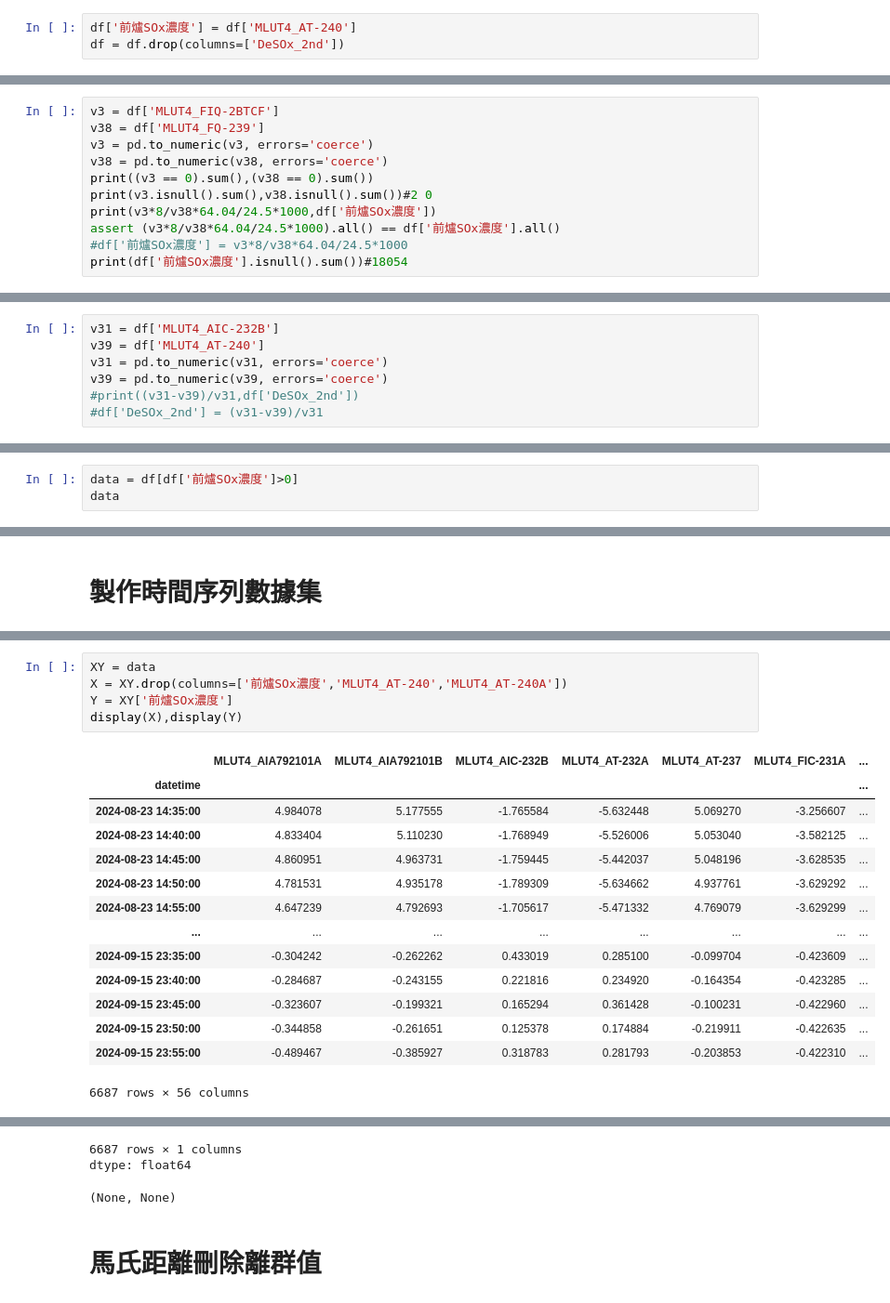
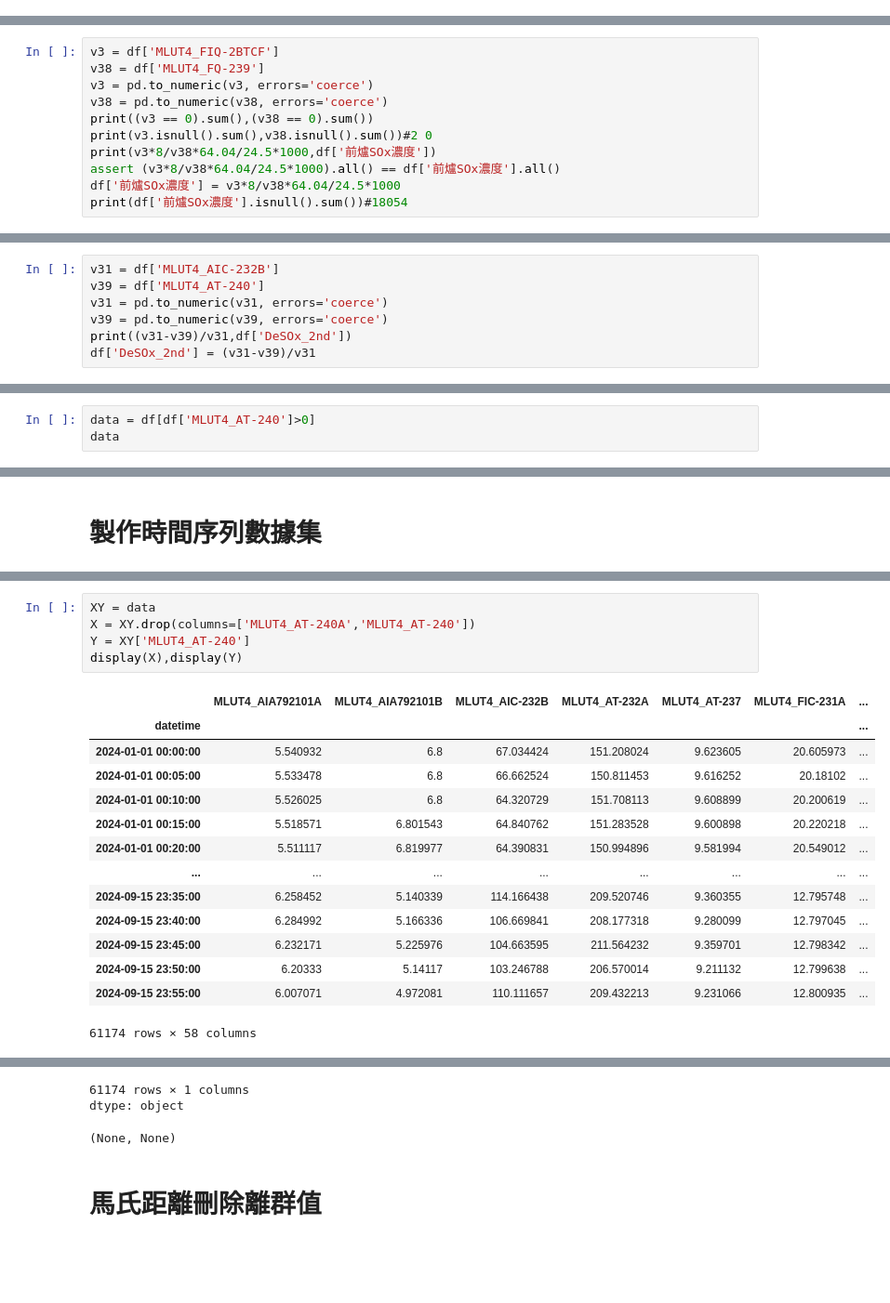
Before and after one commit to skywalker0803r/CFB, a Jupyter notebook: 特徵篩選Y3_緊急修正.ipynb, the cells around one changed output, grey strips where cells are left out. Shown at 93% size. Saved outputs shown, nothing was run; the diff lists cells and outputs as text; blank space fills up the shorter version.

```diff
--- a/特徵篩選Y3_緊急修正.ipynb
+++ b/特徵篩選Y3_緊急修正.ipynb
@@ -55,6 +55,3 @@ Drive already mounted at /content/drive; to attempt to forcibly remount, call dr
 | 2024-09-15 23:50:00 | 6.20333 | 5.14117 | 103.246788 | 206.570014 | 9.211132 | 8.303164 | ... |
 | 2024-09-15 23:55:00 | 6.007071 | 4.972081 | 110.111657 | 209.432213 | 9.231066 | 8.933592 | ... |
 74592 rows × 60 columns
-# %%
-df['前爐SOx濃度'] = df['MLUT4_AT-240']
-df = df.drop(columns=['DeSOx_2nd'])
@@ -69,7 +86,7 @@ print((v3 == 0).sum(),(v38 == 0).sum())
 print(v3.isnull().sum(),v38.isnull().sum())#2 0
 print(v3*8/v38*64.04/24.5*1000,df['前爐SOx濃度'])
 assert (v3*8/v38*64.04/24.5*1000).all() == df['前爐SOx濃度'].all()
-#df['前爐SOx濃度'] = v3*8/v38*64.04/24.5*1000
+df['前爐SOx濃度'] = v3*8/v38*64.04/24.5*1000
 print(df['前爐SOx濃度'].isnull().sum())#18054
 # %% [output]
 18921 18260
@@ -146,5 +163,5 @@ v31 = df['MLUT4_AIC-232B']
 v39 = df['MLUT4_AT-240']
 v31 = pd.to_numeric(v31, errors='coerce')
 v39 = pd.to_numeric(v39, errors='coerce')
-#print((v31-v39)/v31,df['DeSOx_2nd'])
-#df['DeSOx_2nd'] = (v31-v39)/v31
+print((v31-v39)/v31,df['DeSOx_2nd'])
+df['DeSOx_2nd'] = (v31-v39)/v31
@@ -201,7 +236,7 @@ plt.show()
 # %% [output]
 [figure]
 # %%
-data = df[df['前爐SOx濃度']>0]
+data = df[df['MLUT4_AT-240']>0]
 data
 # %% [output]
 |  | MLUT4_AIA792101A | MLUT4_AIA792101B | MLUT4_AIC-232B | MLUT4_AT-232A | MLUT4_AT-237 | MLUT4_AT-240 | ... |
@@ -260,20 +295,20 @@ series_to_supervised(data,n_in=5)
 # %%
 XY = data
-X = XY.drop(columns=['前爐SOx濃度','MLUT4_AT-240','MLUT4_AT-240A'])
-Y = XY['前爐SOx濃度']
+X = XY.drop(columns=['MLUT4_AT-240A','MLUT4_AT-240'])
+Y = XY['MLUT4_AT-240']
 display(X),display(Y)
 # %% [output]
 |  | MLUT4_AIA792101A | MLUT4_AIA792101B | MLUT4_AIC-232B | MLUT4_AT-232A | MLUT4_AT-237 | MLUT4_FIC-231A | ... |
 | datetime |  |  |  |  |  |  | ... |
-| 2024-08-23 14:35:00 | 4.984078 | 5.177555 | -1.765584 | -5.632448 | 5.069270 | -3.256607 | ... |
-| 2024-08-23 14:40:00 | 4.833404 | 5.110230 | -1.768949 | -5.526006 | 5.053040 | -3.582125 | ... |
-| 2024-08-23 14:45:00 | 4.860951 | 4.963731 | -1.759445 | -5.442037 | 5.048196 | -3.628535 | ... |
-| 2024-08-23 14:50:00 | 4.781531 | 4.935178 | -1.789309 | -5.634662 | 4.937761 | -3.629292 | ... |
-| 2024-08-23 14:55:00 | 4.647239 | 4.792693 | -1.705617 | -5.471332 | 4.769079 | -3.629299 | ... |
+| 2024-01-01 00:00:00 | 5.540932 | 6.8 | 67.034424 | 151.208024 | 9.623605 | 20.605973 | ... |
+| 2024-01-01 00:05:00 | 5.533478 | 6.8 | 66.662524 | 150.811453 | 9.616252 | 20.18102 | ... |
+| 2024-01-01 00:10:00 | 5.526025 | 6.8 | 64.320729 | 151.708113 | 9.608899 | 20.200619 | ... |
+| 2024-01-01 00:15:00 | 5.518571 | 6.801543 | 64.840762 | 151.283528 | 9.600898 | 20.220218 | ... |
+| 2024-01-01 00:20:00 | 5.511117 | 6.819977 | 64.390831 | 150.994896 | 9.581994 | 20.549012 | ... |
 | ... | ... | ... | ... | ... | ... | ... | ... |
-| 2024-09-15 23:35:00 | -0.304242 | -0.262262 | 0.433019 | 0.285100 | -0.099704 | -0.423609 | ... |
-| 2024-09-15 23:40:00 | -0.284687 | -0.243155 | 0.221816 | 0.234920 | -0.164354 | -0.423285 | ... |
-| 2024-09-15 23:45:00 | -0.323607 | -0.199321 | 0.165294 | 0.361428 | -0.100231 | -0.422960 | ... |
-| 2024-09-15 23:50:00 | -0.344858 | -0.261651 | 0.125378 | 0.174884 | -0.219911 | -0.422635 | ... |
-| 2024-09-15 23:55:00 | -0.489467 | -0.385927 | 0.318783 | 0.281793 | -0.203853 | -0.422310 | ... |
+| 2024-09-15 23:35:00 | 6.258452 | 5.140339 | 114.166438 | 209.520746 | 9.360355 | 12.795748 | ... |
+| 2024-09-15 23:40:00 | 6.284992 | 5.166336 | 106.669841 | 208.177318 | 9.280099 | 12.797045 | ... |
+| 2024-09-15 23:45:00 | 6.232171 | 5.225976 | 104.663595 | 211.564232 | 9.359701 | 12.798342 | ... |
+| 2024-09-15 23:50:00 | 6.20333 | 5.14117 | 103.246788 | 206.570014 | 9.211132 | 12.799638 | ... |
+| 2024-09-15 23:55:00 | 6.007071 | 4.972081 | 110.111657 | 209.432213 | 9.231066 | 12.800935 | ... |
-6687 rows × 56 columns
+61174 rows × 58 columns
@@ -293,5 +328,5 @@ display(X),display(Y)
-6687 rows × 1 columns
-dtype: float64
+61174 rows × 1 columns
+dtype: object
 (None, None)
 # %% [markdown]
 # 馬氏距離刪除離群值
```
Also changed, not shown: parts of 22 cells of this notebook.
